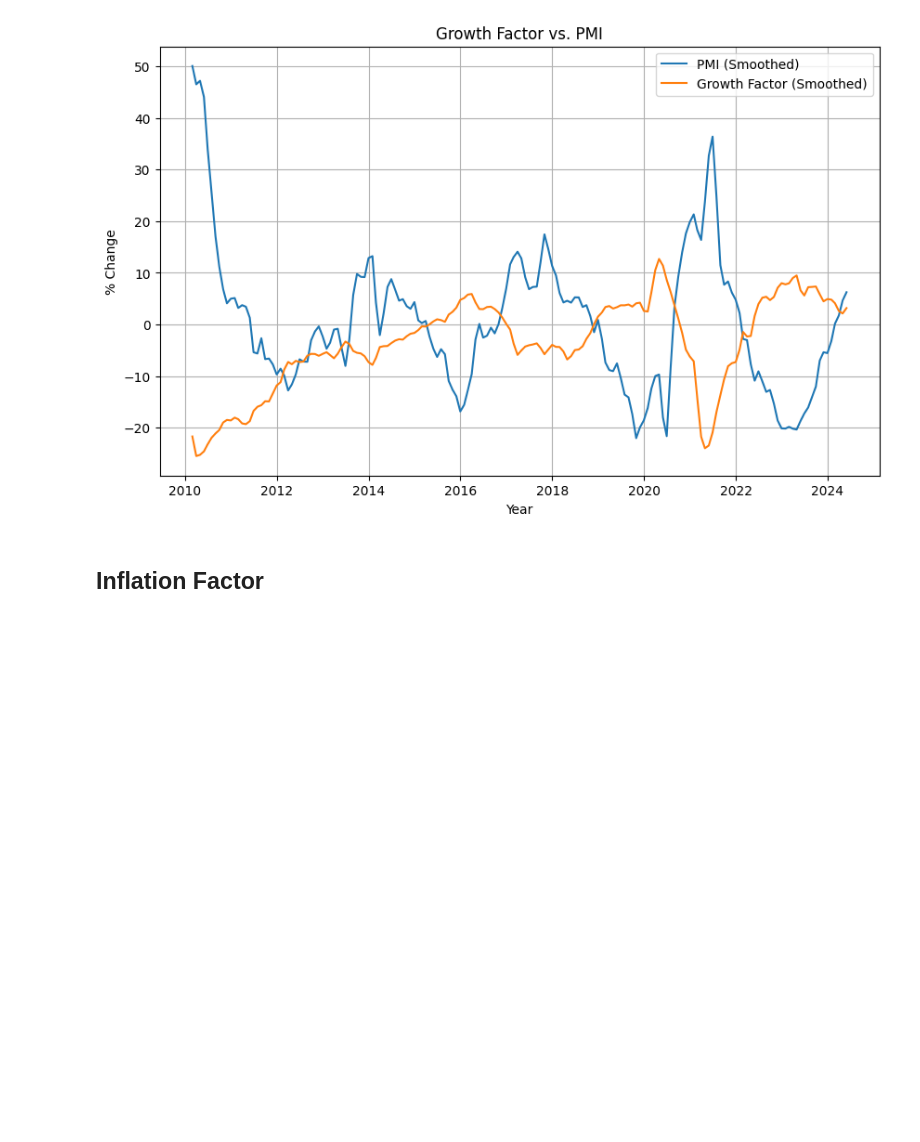
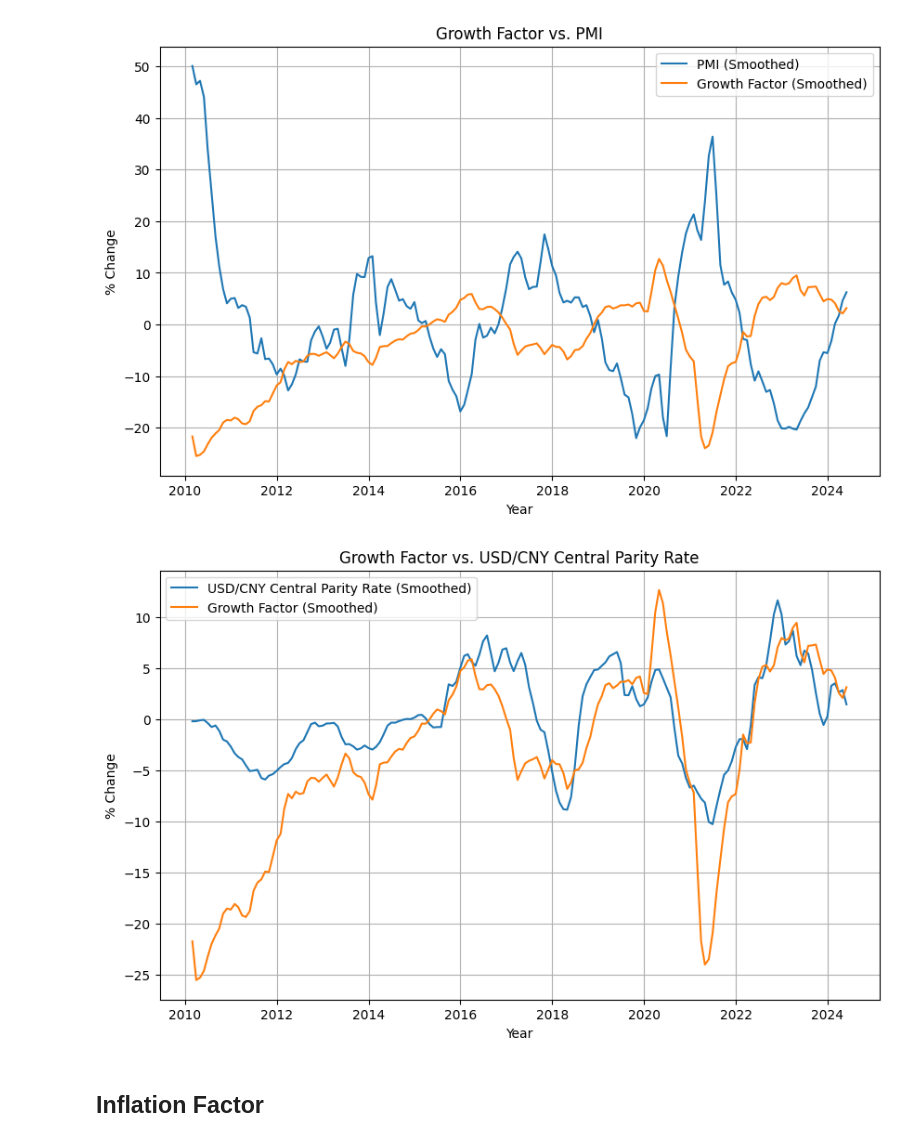
Before and after one commit to miaxiaozl/forex-project, a Jupyter notebook: notebooks/01_data_collection.ipynb, the cells around one changed output. Saved outputs shown, nothing was run; the diff lists cells and outputs as text; code cells hidden in the pictures; blank space fills up the shorter version.

Commit message:
FINISHED MY GROWTH FACTOR

```diff
--- a/notebooks/01_data_collection.ipynb
+++ b/notebooks/01_data_collection.ipynb
@@ -469,5 +476,9 @@ for usg in us_growth:
 [figure]
 [figure]
 [figure]
+# %%
+plot_smoothed_data("Growth", growth, df_forex, "USD/CNY Central Parity Rate")
+# %% [output]
+[figure, added]
 # %% [markdown]
 ## Inflation Factor
```
Also changed, not shown: parts of 2 cells of this notebook.
